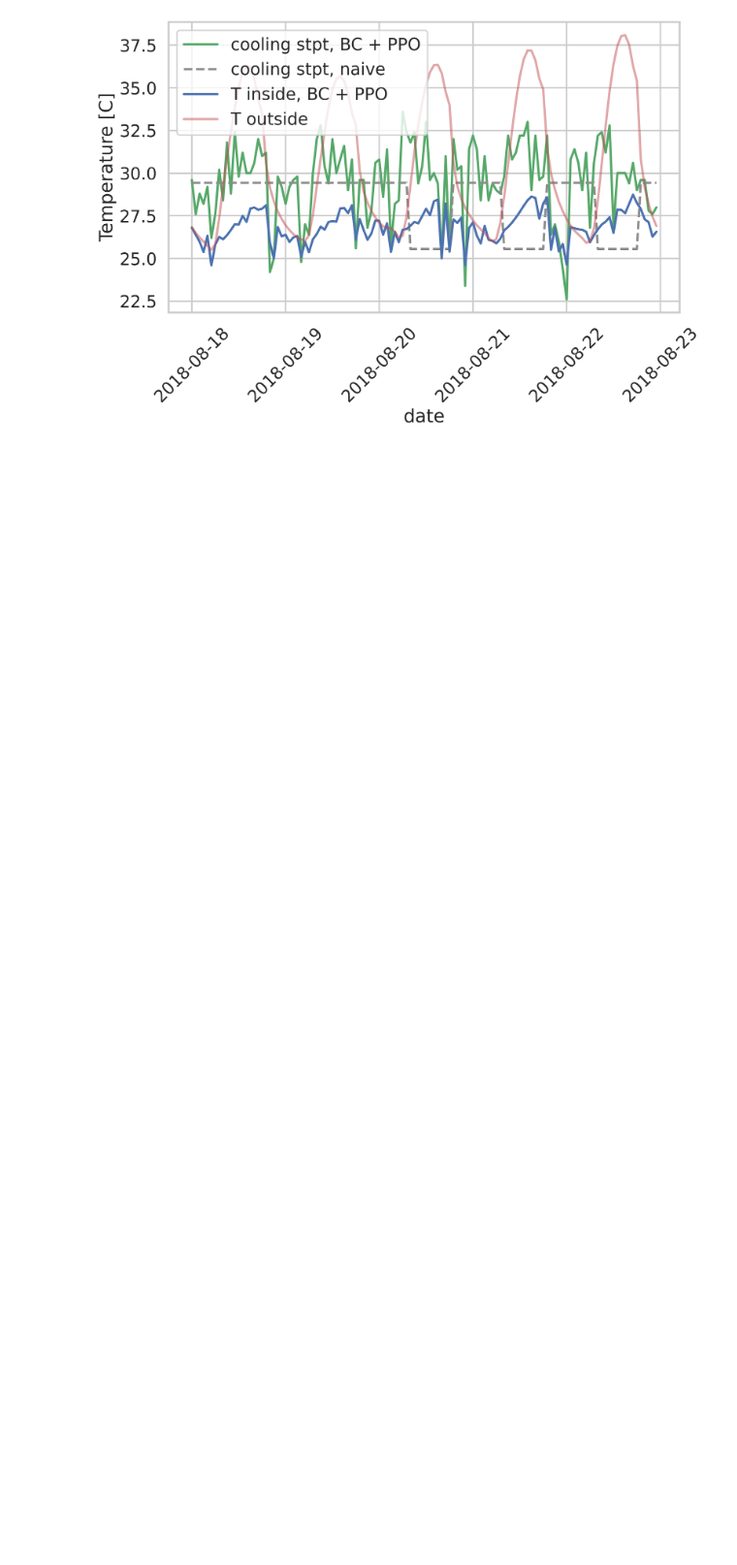
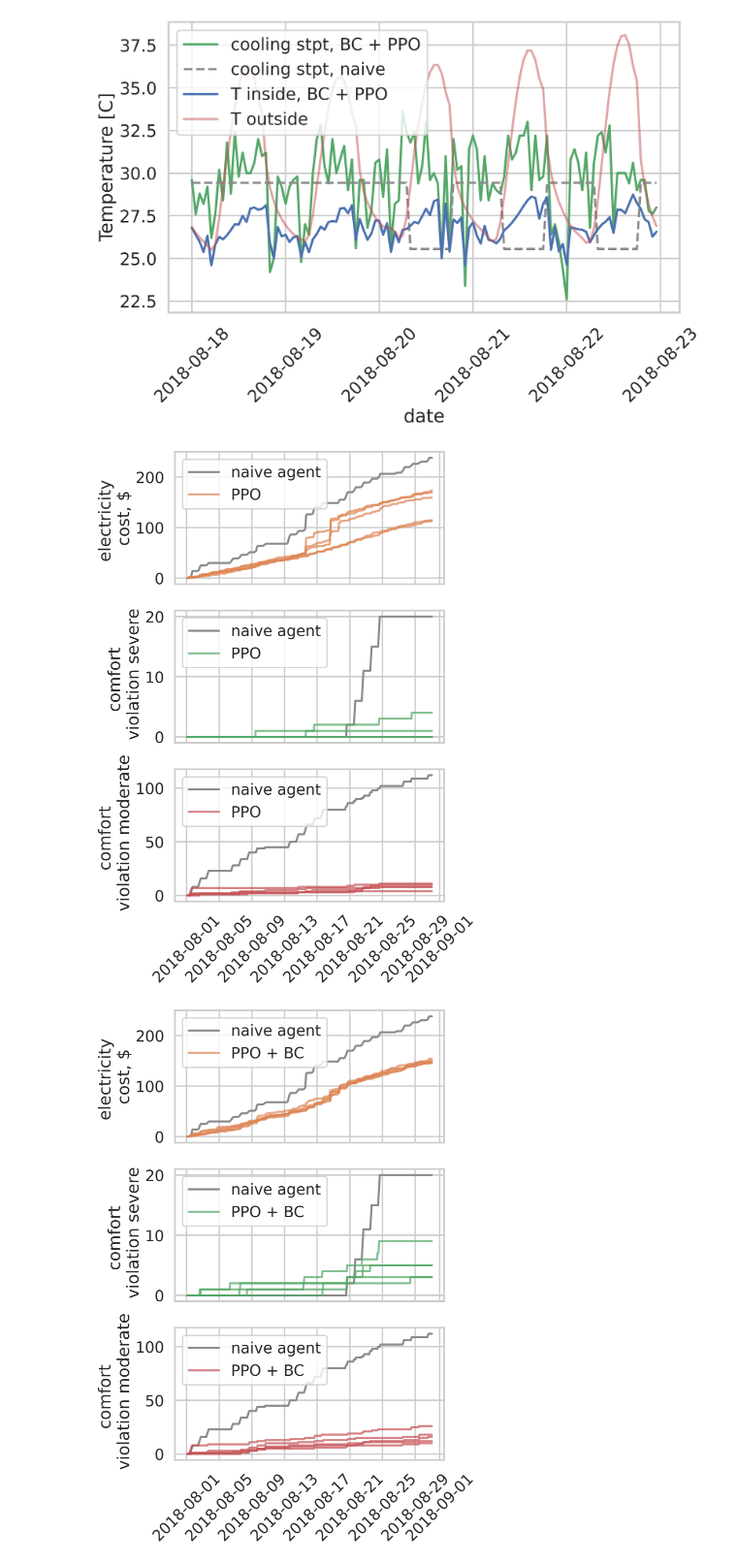
Before and after one commit to dshen109/6-484-proj, a Jupyter notebook: scripts/plotting-example.ipynb, the cells around one changed output. Shown at 97% size. Drawn from its saved outputs; the diff is of its cells as text; code cells hidden in the pictures; blank space fills up the shorter version.

```diff
--- a/scripts/plotting-example.ipynb
+++ b/scripts/plotting-example.ipynb
@@ -123,3 +123,51 @@ temperature_plot(ppobc_results_long, expert_frame, start, end,
 # %% [output]
 [figure]
 [figure]
+# %%
+def compare_cumsum(rl_result, expert, field, label, start, end, model,
+                   color=None):
+    rl_result = rl_result.loc[start:end].reset_index().pivot(
+        index='index', columns='trial'
+    )
+    n_trials = rl_result[field].values.shape[1]
+    expert = expert.loc[rl_result.index[0]:rl_result.index[-1]]
+    plt.plot(expert.index, expert[field].cumsum(),
+             label='naive agent', color=grey)
+    plt.plot(rl_result.index, rl_result[field].cumsum().values,
+             alpha=0.7, color=color or sns.color_palette()[1],
+             label=[model] + ['_'] * (n_trials - 1))
+    plt.legend()
+    plt.xticks(rotation=45)
+    plt.ylabel(label)
+
+
+def compare_cumsum_subplots(rl_result, expert, fields, labels,
+                            start, end, model):
+    n_fields = len(fields)
+    fig, axs = plt.subplots(n_fields, figsize=(7, 4 * n_fields),
+                            sharex=True)
+    for i, (ax, field, label) in enumerate(zip(axs, fields, labels)):
+        plt.sca(ax)
+        compare_cumsum(rl_result, expert, field, label, start,
+                       end, model, color=sns.color_palette()[i+1])
+
+expert_frame = comfort_violations(expert_frame)
+
+compare_cumsum_subplots(
+    ppo_results_long, expert_frame,
+    ['electricity_cost', 'comfort violation severe',
+     'comfort violation moderate'],
+    ['electricity \ncost, $', 'comfort \n violation severe',
+     'comfort \n violation moderate'],
+    None, None, 'PPO')
+
+compare_cumsum_subplots(
+    ppobc_results_long, expert_frame,
+    ['electricity_cost', 'comfort violation severe',
+     'comfort violation moderate'],
+    ['electricity \ncost, $', 'comfort \n violation severe',
+     'comfort \n violation moderate'],
+    None, None, 'PPO + BC')
+# %% [output]
+[figure, added]
+[figure, added]
```
Also changed, not shown: 1 other file.
